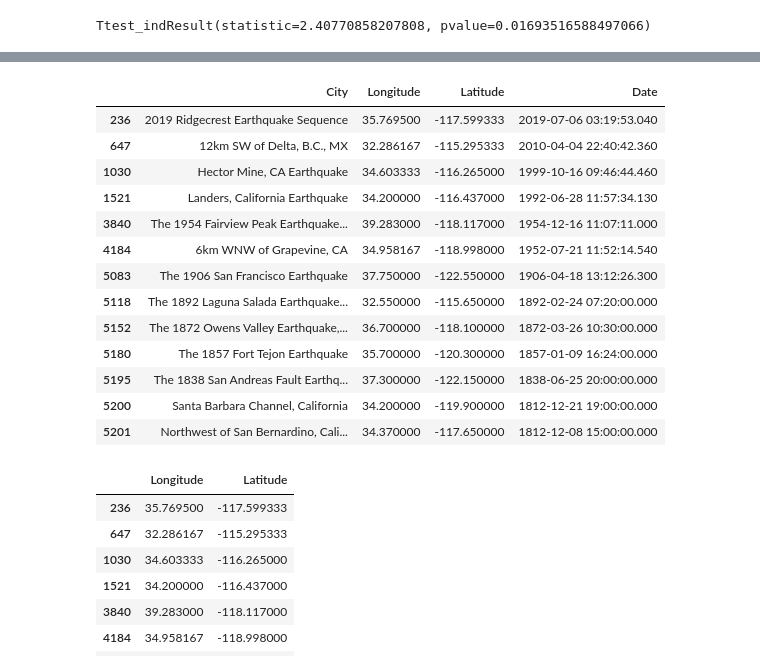
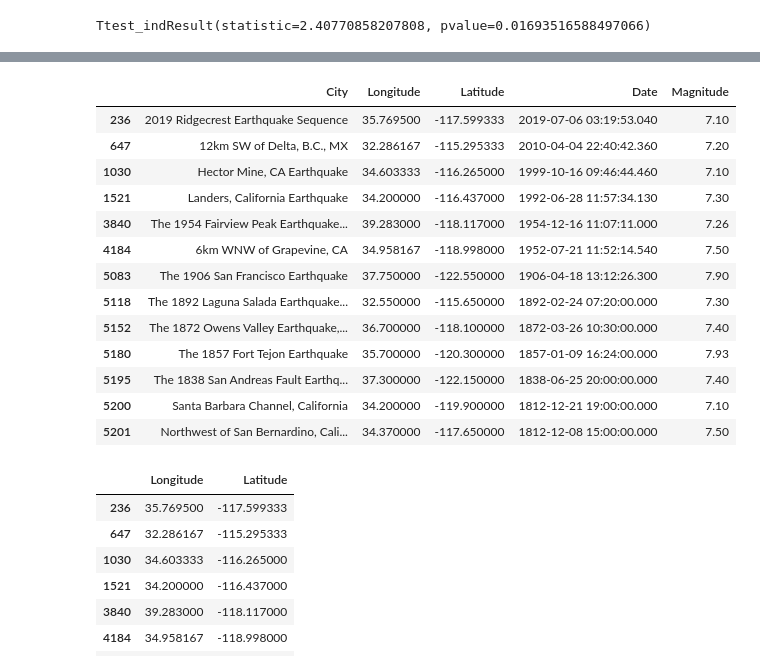
Before and after one commit to chronicJatt/Project-1, a Jupyter notebook: Earthquake_data-Rox-2-GSI.ipynb, the cells around one changed output, grey strips where cells are left out. Saved outputs shown, nothing was run; the diff lists cells and outputs as text; code cells hidden in the pictures.

```diff
--- a/Earthquake_data-Rox-2-GSI.ipynb
+++ b/Earthquake_data-Rox-2-GSI.ipynb
@@ -392,23 +403,23 @@ df_new.groupby('City').Magnitude.count().nlargest(50).plot(kind='bar', figsize=(
 # %%
 
-df_new1 = df_new[['City','Longitude', 'Latitude','Date']]
+df_new1 = df_new[['City','Longitude', 'Latitude','Date','Magnitude']]
 
 df_new1
 # %% [output]
-|  | City | Longitude | Latitude | Date |
-| 236 | 2019 Ridgecrest Earthquake Sequence | 35.769500 | -117.599333 | 2019-07-06 03:19:53.040 |
-| 647 | 12km SW of Delta, B.C., MX | 32.286167 | -115.295333 | 2010-04-04 22:40:42.360 |
-| 1030 | Hector Mine, CA Earthquake | 34.603333 | -116.265000 | 1999-10-16 09:46:44.460 |
-| 1521 | Landers, California Earthquake | 34.200000 | -116.437000 | 1992-06-28 11:57:34.130 |
-| 3840 | The 1954 Fairview Peak Earthquake... | 39.283000 | -118.117000 | 1954-12-16 11:07:11.000 |
-| 4184 | 6km WNW of Grapevine, CA | 34.958167 | -118.998000 | 1952-07-21 11:52:14.540 |
-| 5083 | The 1906 San Francisco Earthquake | 37.750000 | -122.550000 | 1906-04-18 13:12:26.300 |
-| 5118 | The 1892 Laguna Salada Earthquake... | 32.550000 | -115.650000 | 1892-02-24 07:20:00.000 |
-| 5152 | The 1872 Owens Valley Earthquake,... | 36.700000 | -118.100000 | 1872-03-26 10:30:00.000 |
-| 5180 | The 1857 Fort Tejon Earthquake | 35.700000 | -120.300000 | 1857-01-09 16:24:00.000 |
-| 5195 | The 1838 San Andreas Fault Earthq... | 37.300000 | -122.150000 | 1838-06-25 20:00:00.000 |
-| 5200 | Santa Barbara Channel, California | 34.200000 | -119.900000 | 1812-12-21 19:00:00.000 |
-| 5201 | Northwest of San Bernardino, Cali... | 34.370000 | -117.650000 | 1812-12-08 15:00:00.000 |
+|  | City | Longitude | Latitude | Date | Magnitude |
+| 236 | 2019 Ridgecrest Earthquake Sequence | 35.769500 | -117.599333 | 2019-07-06 03:19:53.040 | 7.10 |
+| 647 | 12km SW of Delta, B.C., MX | 32.286167 | -115.295333 | 2010-04-04 22:40:42.360 | 7.20 |
+| 1030 | Hector Mine, CA Earthquake | 34.603333 | -116.265000 | 1999-10-16 09:46:44.460 | 7.10 |
+| 1521 | Landers, California Earthquake | 34.200000 | -116.437000 | 1992-06-28 11:57:34.130 | 7.30 |
+| 3840 | The 1954 Fairview Peak Earthquake... | 39.283000 | -118.117000 | 1954-12-16 11:07:11.000 | 7.26 |
+| 4184 | 6km WNW of Grapevine, CA | 34.958167 | -118.998000 | 1952-07-21 11:52:14.540 | 7.50 |
+| 5083 | The 1906 San Francisco Earthquake | 37.750000 | -122.550000 | 1906-04-18 13:12:26.300 | 7.90 |
+| 5118 | The 1892 Laguna Salada Earthquake... | 32.550000 | -115.650000 | 1892-02-24 07:20:00.000 | 7.30 |
+| 5152 | The 1872 Owens Valley Earthquake,... | 36.700000 | -118.100000 | 1872-03-26 10:30:00.000 | 7.40 |
+| 5180 | The 1857 Fort Tejon Earthquake | 35.700000 | -120.300000 | 1857-01-09 16:24:00.000 | 7.93 |
+| 5195 | The 1838 San Andreas Fault Earthq... | 37.300000 | -122.150000 | 1838-06-25 20:00:00.000 | 7.40 |
+| 5200 | Santa Barbara Channel, California | 34.200000 | -119.900000 | 1812-12-21 19:00:00.000 | 7.10 |
+| 5201 | Northwest of San Bernardino, Cali... | 34.370000 | -117.650000 | 1812-12-08 15:00:00.000 | 7.50 |
 # %%
 coordinates1 = df_new1[['Longitude', 'Latitude']]
 coordinates1
```
Also changed, not shown: parts of 21 cells of this notebook, 2 other files.
